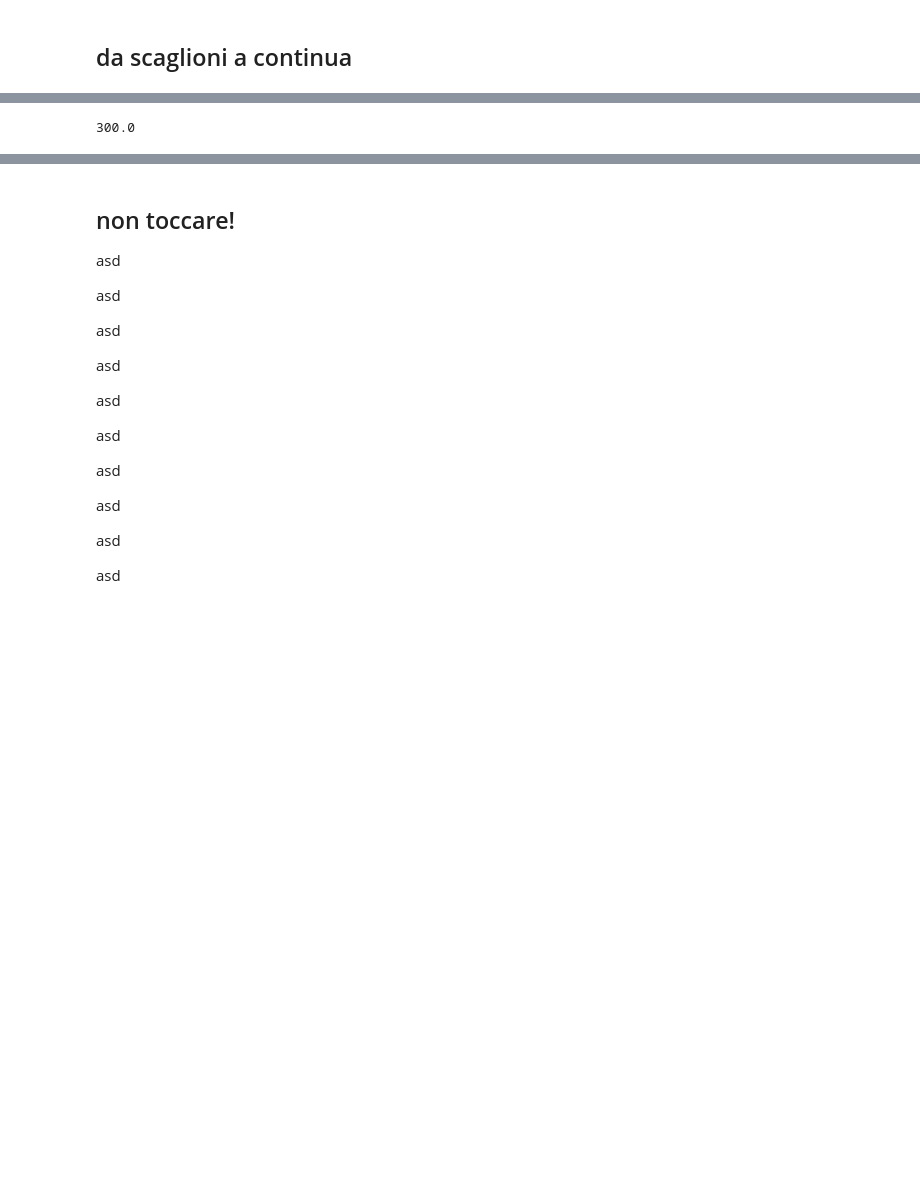
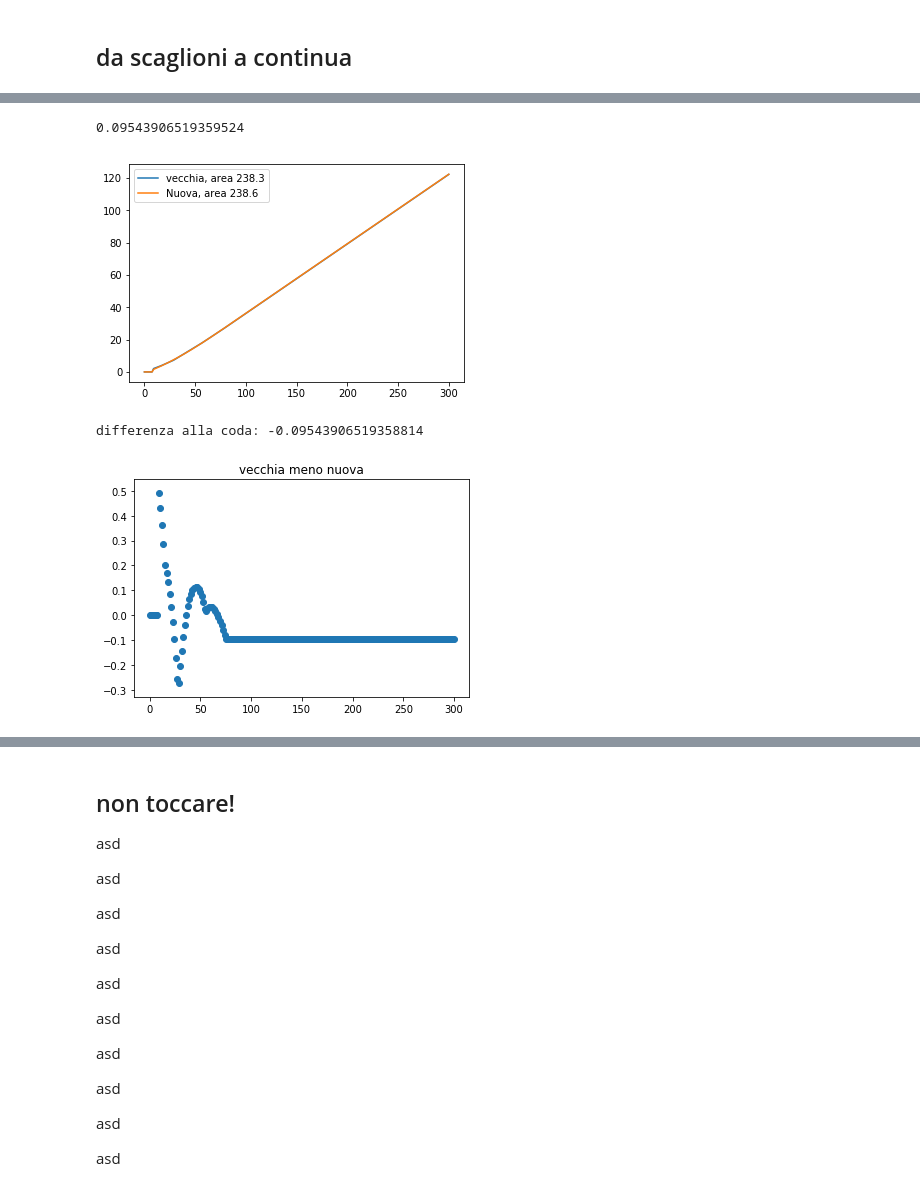
Before and after one commit to vlavorini/studio_irpef, a Jupyter notebook: primo.ipynb, the cells around one changed output, grey strips where cells are left out. Cells and saved outputs as stored; diff of their text form; code cells hidden in the pictures; blank space fills up the shorter version.

```diff
--- a/primo.ipynb
+++ b/primo.ipynb
@@ -400,6 +396,25 @@ plt.show()
 [figure]
-# %%
-x = np.linspace(0, 300, 200)
-x[]
-# %% [output]
-300.0
+# %%
+# c'e' un baco qui: cambia i passi da 200 a 20...
+
+x = np.linspace(0, 300, 200)
+y = []
+for x_i in x:
+    y.append(calc_irpef(x_i))
+area_vecchia = np.sum(np.array(y) * x)/10000
+plt.plot(x, y, label = f"vecchia, area {area_vecchia:3.1f}")
+
+nuova_irpef =  calc_nuova_irpef(x, *pars, fit_sc_min, fit_sc_max)
+area_nuova = np.sum(nuova_irpef *x)/10000
+plt.plot(x,nuova_irpef, label = f"Nuova, area {area_nuova:3.1f}")
+plt.legend()
+plt.show()
+y_diff=y - nuova_irpef
+plt.scatter(x, y_diff)
+plt.title("vecchia meno nuova")
+print (f"differenza alla coda: {y_diff[-1]}")
+# %% [output]
+0.09543906519359524
+[figure, added]
+differenza alla coda: -0.09543906519358814
+[figure, added]
```
Also changed, not shown: parts of 10 cells of this notebook.
